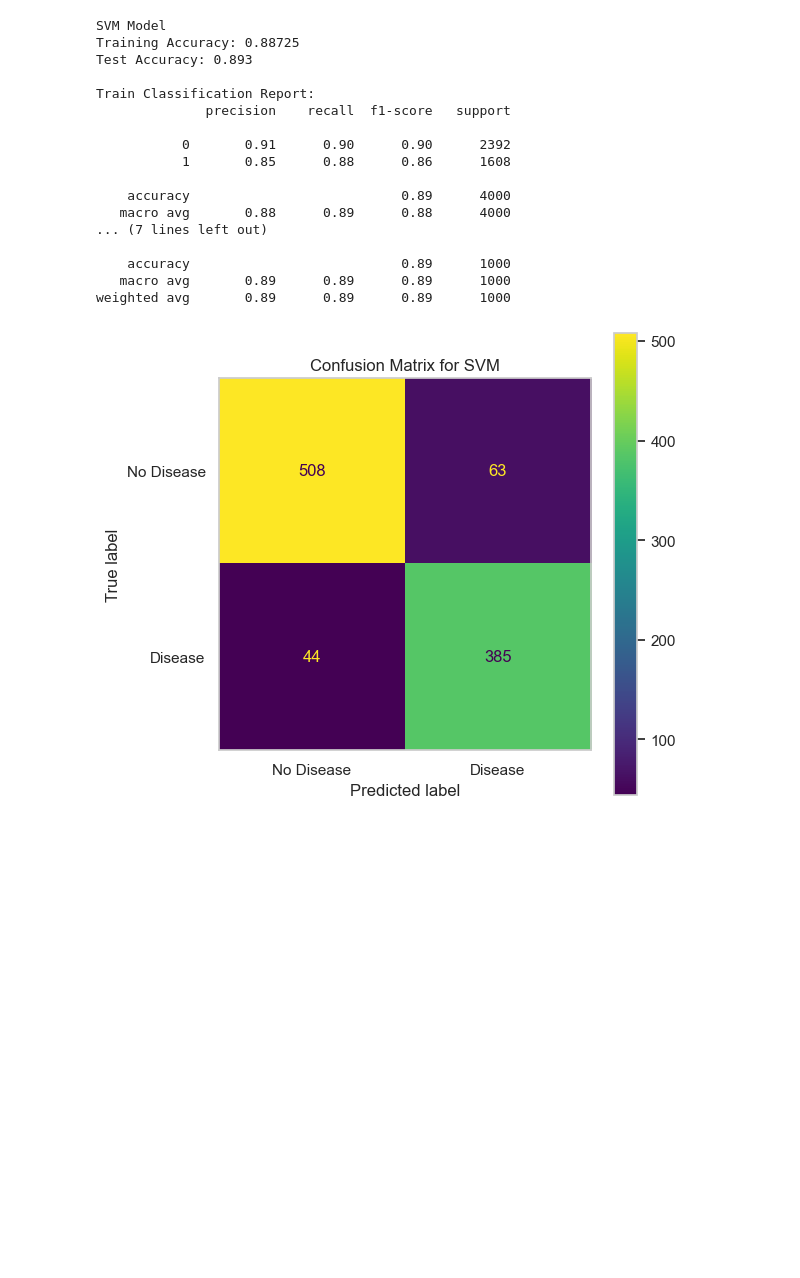
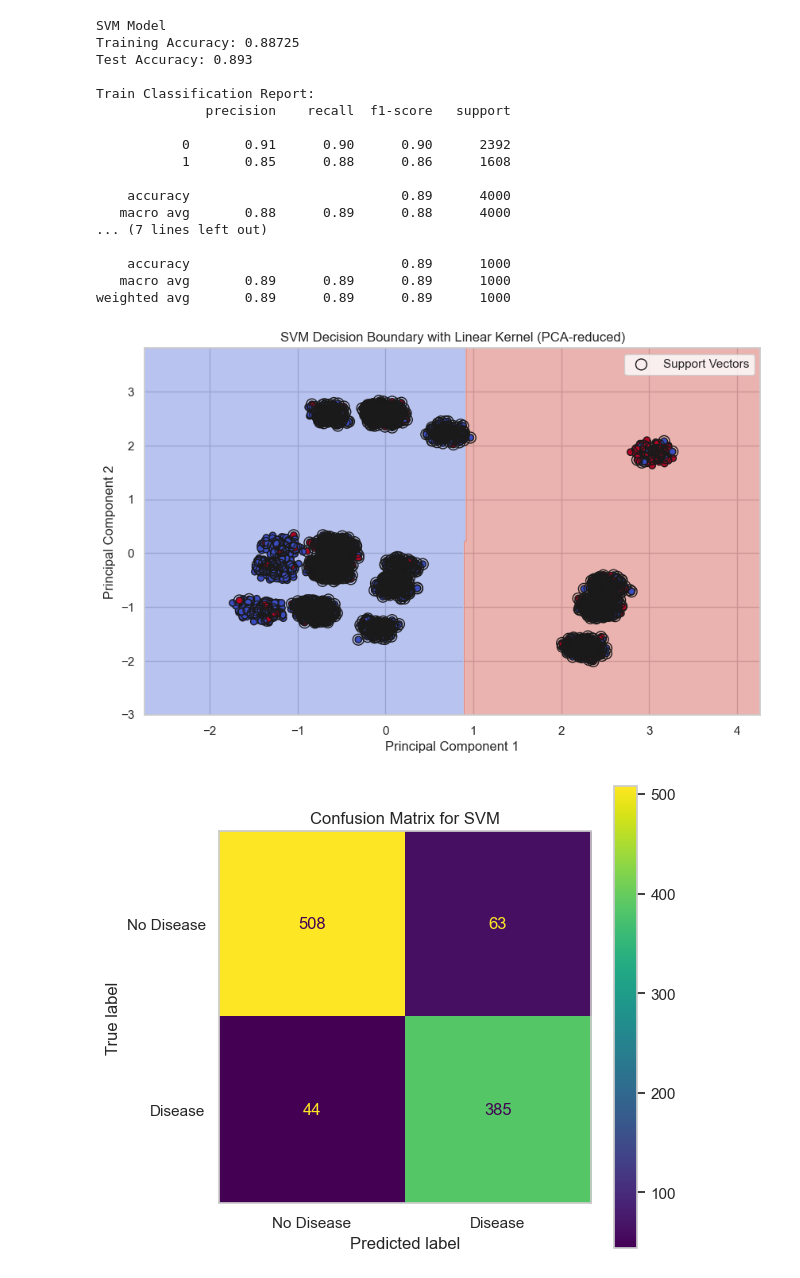
Before and after one commit to github-cweehy/Lung-Cancer-Detection-ML, a Jupyter notebook: svm.ipynb, the cells around one changed output. Saved outputs shown, nothing was run; the diff lists cells and outputs as text; code cells hidden in the pictures; blank space fills up the shorter version.

```diff
--- a/svm.ipynb
+++ b/svm.ipynb
@@ -184,6 +184,46 @@ Train Classification Report:
     accuracy                           0.89      1000
    macro avg       0.89      0.89      0.89      1000
 weighted avg       0.89      0.89      0.89      1000
+# %%
+from sklearn.decomposition import PCA
+from sklearn.preprocessing import StandardScaler
+
+# Scale the original X_train again for PCA visualization
+scaler_vis = StandardScaler()
+X_train_scaled = scaler_vis.fit_transform(X_train)
+
+# Apply PCA to reduce to 2D
+pca = PCA(n_components=2)
+X_pca = pca.fit_transform(X_train_scaled)
+
+# Create mesh grid for plotting
+x_min, x_max = X_pca[:, 0].min() - 1, X_pca[:, 0].max() + 1
+y_min, y_max = X_pca[:, 1].min() - 1, X_pca[:, 1].max() + 1
+xx, yy = np.meshgrid(np.arange(x_min, x_max, 0.02),
+                     np.arange(y_min, y_max, 0.02))
+
+# Train SVM on PCA-reduced data (for visualization only)
+svm_pca = SVC(kernel='linear', C=1.0)
+svm_pca.fit(X_pca, y_train)
+
+# Predict on mesh grid
+Z = svm_pca.predict(np.c_[xx.ravel(), yy.ravel()])
+Z = Z.reshape(xx.shape)
+
+# Plot decision boundary and support vectors
+plt.figure(figsize=(10, 6))
+plt.contourf(xx, yy, Z, alpha=0.4, cmap='coolwarm')
+plt.scatter(X_pca[:, 0], X_pca[:, 1], c=y_train, cmap='coolwarm', edgecolors='k')
+plt.scatter(svm_pca.support_vectors_[:, 0],
+            svm_pca.support_vectors_[:, 1],
+            s=100, facecolors='none', edgecolors='k', label='Support Vectors')
+plt.title('SVM Decision Boundary with Linear Kernel (PCA-reduced)')
+plt.xlabel('Principal Component 1')
+plt.ylabel('Principal Component 2')
+plt.legend()
+plt.show()
+# %% [output]
+[figure, added]
 # %%
 # Generate confusion matrix for SVM
 cm_svm = confusion_matrix(y_test, y_pred_svm)
```
Also changed, not shown: parts of 3 cells of this notebook, 1 other file.
